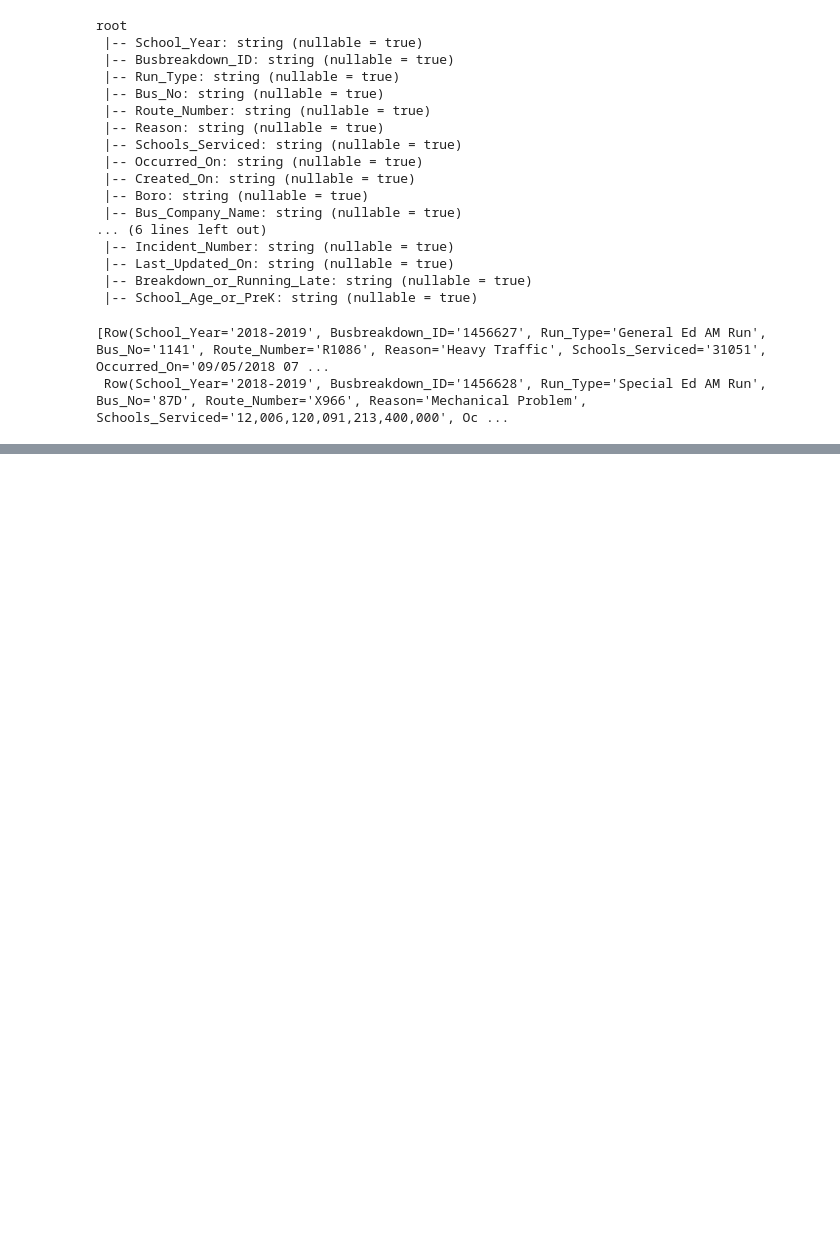
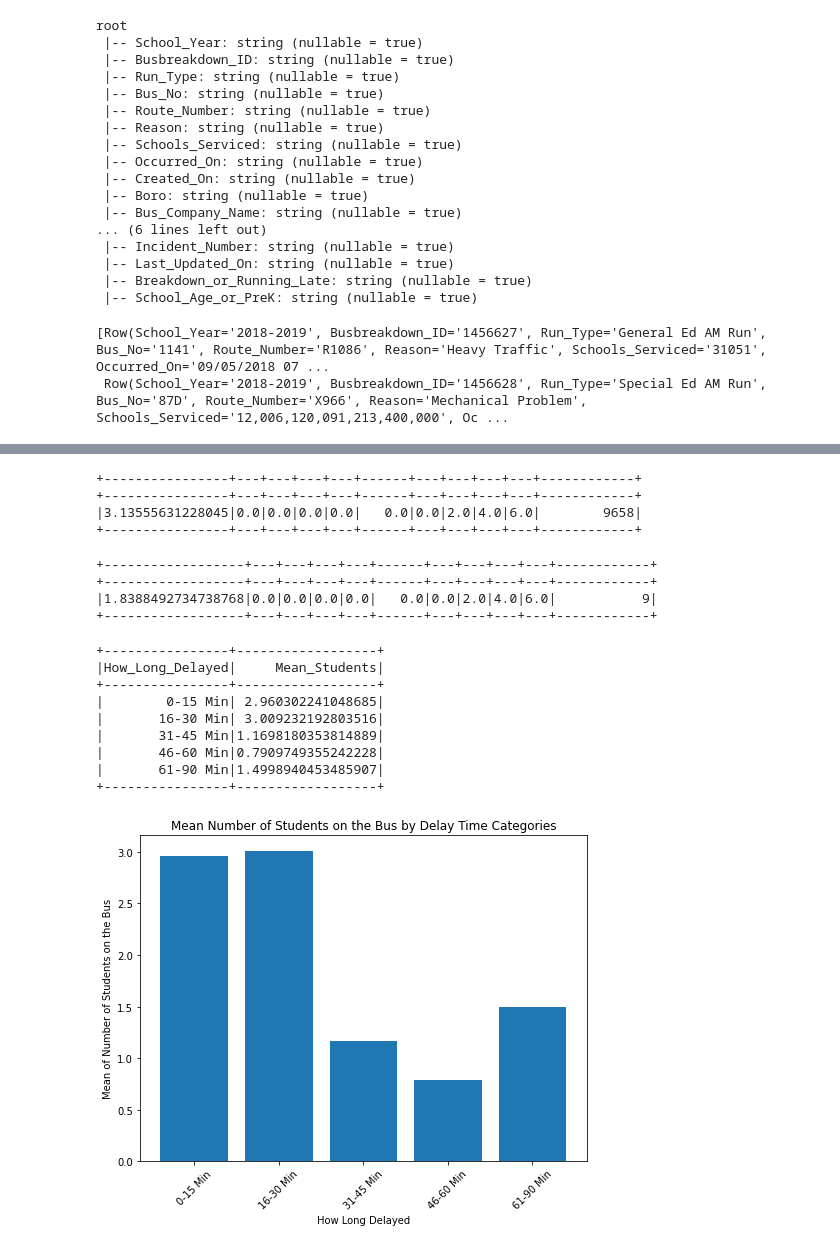
Before and after one commit to SyHilichurl/722, a Jupyter notebook: Untitled.ipynb, the cells around one changed output, grey strips where cells are left out. Drawn from its saved outputs; the diff is of its cells as text; code cells hidden in the pictures; blank space fills up the shorter version.

```diff
--- a/Untitled.ipynb
+++ b/Untitled.ipynb
@@ -35,0 +78,68 @@ df.head(2)
+# %%
+# Explore the numeric column
+filtered_df = df.filter(df['How_Long_Delayed'].isin(delay_time_category))
+statistics_df = filtered_df.agg(
+    F.mean('Number_Of_Students_On_The_Bus').alias('Mean_Students'),
+    F.expr('percentile_approx(Number_Of_Students_On_The_Bus, 0.1)').alias('10%'),
+    F.expr('percentile_approx(Number_Of_Students_On_The_Bus, 0.2)').alias('20%'),
+    F.expr('percentile_approx(Number_Of_Students_On_The_Bus, 0.3)').alias('30%'),
+    F.expr('percentile_approx(Number_Of_Students_On_The_Bus, 0.4)').alias('40%'),
+    F.expr('percentile_approx(Number_Of_Students_On_The_Bus, 0.5)').alias('Median'),
+    F.expr('percentile_approx(Number_Of_Students_On_The_Bus, 0.6)').alias('60%'),
+    F.expr('percentile_approx(Number_Of_Students_On_The_Bus, 0.7)').alias('70%'),
+    F.expr('percentile_approx(Number_Of_Students_On_The_Bus, 0.8)').alias('80%'),
+    F.expr('percentile_approx(Number_Of_Students_On_The_Bus, 0.9)').alias('90%'),
+    F.max('Number_Of_Students_On_The_Bus').alias('Max_Students')
+)
+statistics_df.show()
+
+# Filter
+filtered_df = df.filter(df['How_Long_Delayed'].isin(delay_time_category) & (df['Number_Of_Students_On_The_Bus'] < 100))
+statistics_df = filtered_df.agg(
+    F.mean('Number_Of_Students_On_The_Bus').alias('Mean_Students'),
+    F.expr('percentile_approx(Number_Of_Students_On_The_Bus, 0.1)').alias('10%'),
+    F.expr('percentile_approx(Number_Of_Students_On_The_Bus, 0.2)').alias('20%'),
+    F.expr('percentile_approx(Number_Of_Students_On_The_Bus, 0.3)').alias('30%'),
+    F.expr('percentile_approx(Number_Of_Students_On_The_Bus, 0.4)').alias('40%'),
+    F.expr('percentile_approx(Number_Of_Students_On_The_Bus, 0.5)').alias('Median'),
+    F.expr('percentile_approx(Number_Of_Students_On_The_Bus, 0.6)').alias('60%'),
+    F.expr('percentile_approx(Number_Of_Students_On_The_Bus, 0.7)').alias('70%'),
+    F.expr('percentile_approx(Number_Of_Students_On_The_Bus, 0.8)').alias('80%'),
+    F.expr('percentile_approx(Number_Of_Students_On_The_Bus, 0.9)').alias('90%'),
+    F.max('Number_Of_Students_On_The_Bus').alias('Max_Students')
+)
+statistics_df.show()
+
+
+# Group by delay
+mean_students_per_category = filtered_df.groupBy('How_Long_Delayed').agg(mean('Number_Of_Students_On_The_Bus').alias('Mean_Students'))
+mean_students_per_category.show()
+
+# Plot
+mean_students_per_category_pandas = mean_students_per_category.toPandas()
+plt.figure(figsize=(8, 6))
+plt.bar(mean_students_per_category_pandas['How_Long_Delayed'], mean_students_per_category_pandas['Mean_Students'])
+plt.xlabel('How Long Delayed')
+plt.ylabel('Mean of Number of Students on the Bus')
+plt.title('Mean Number of Students on the Bus by Delay Time Categories')
+plt.xticks(rotation=45)
+plt.show()
+# %% [output]
++----------------+---+---+---+---+------+---+---+---+---+------------+
++----------------+---+---+---+---+------+---+---+---+---+------------+
+|3.13555631228045|0.0|0.0|0.0|0.0|   0.0|0.0|2.0|4.0|6.0|        9658|
++----------------+---+---+---+---+------+---+---+---+---+------------+
++------------------+---+---+---+---+------+---+---+---+---+------------+
++------------------+---+---+---+---+------+---+---+---+---+------------+
+|1.8388492734738768|0.0|0.0|0.0|0.0|   0.0|0.0|2.0|4.0|6.0|           9|
++------------------+---+---+---+---+------+---+---+---+---+------------+
++----------------+------------------+
+|How_Long_Delayed|     Mean_Students|
++----------------+------------------+
+|        0-15 Min| 2.960302241048685|
+|       16-30 Min| 3.009232192803516|
+|       31-45 Min|1.1698180353814889|
+|       46-60 Min|0.7909749355242228|
+|       61-90 Min|1.4998940453485907|
++----------------+------------------+
+[figure, added]
```
Also changed, not shown: parts of 5 cells of this notebook.
